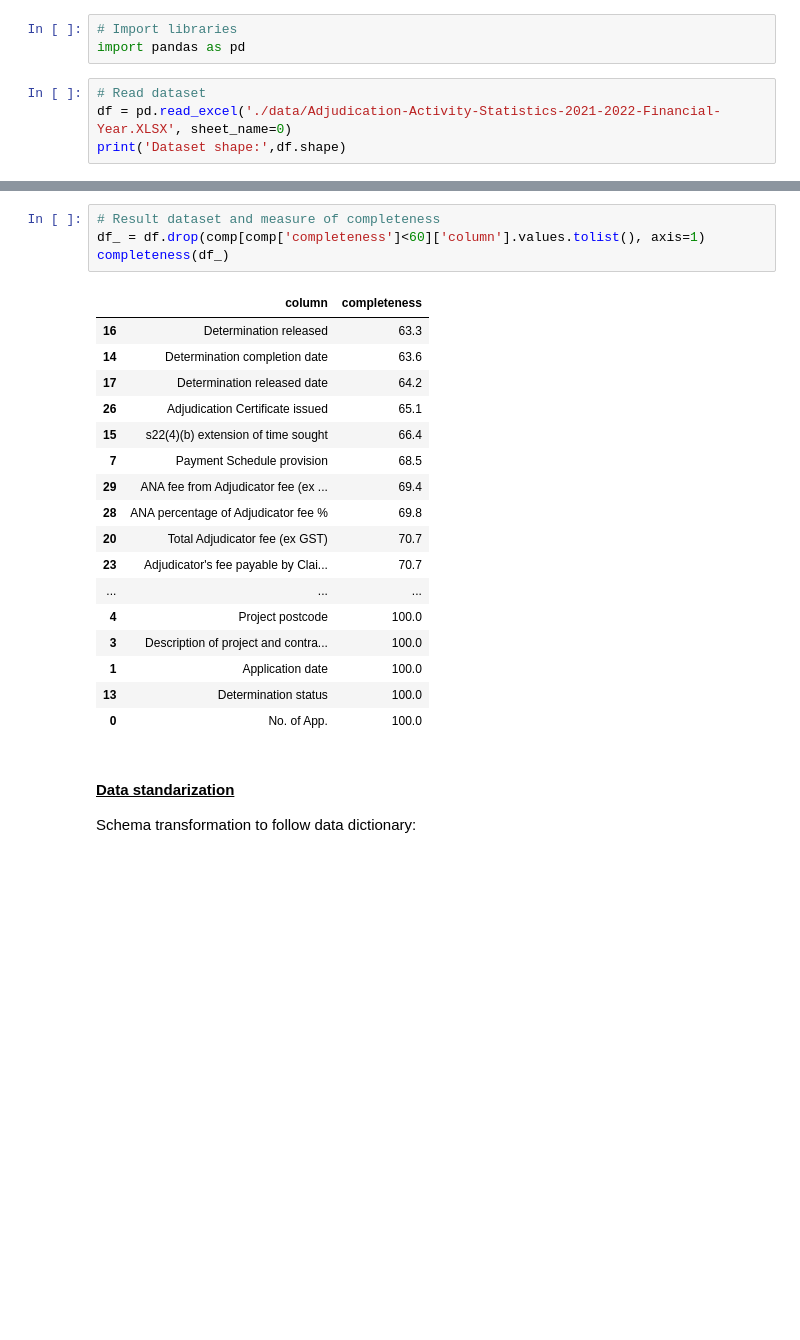
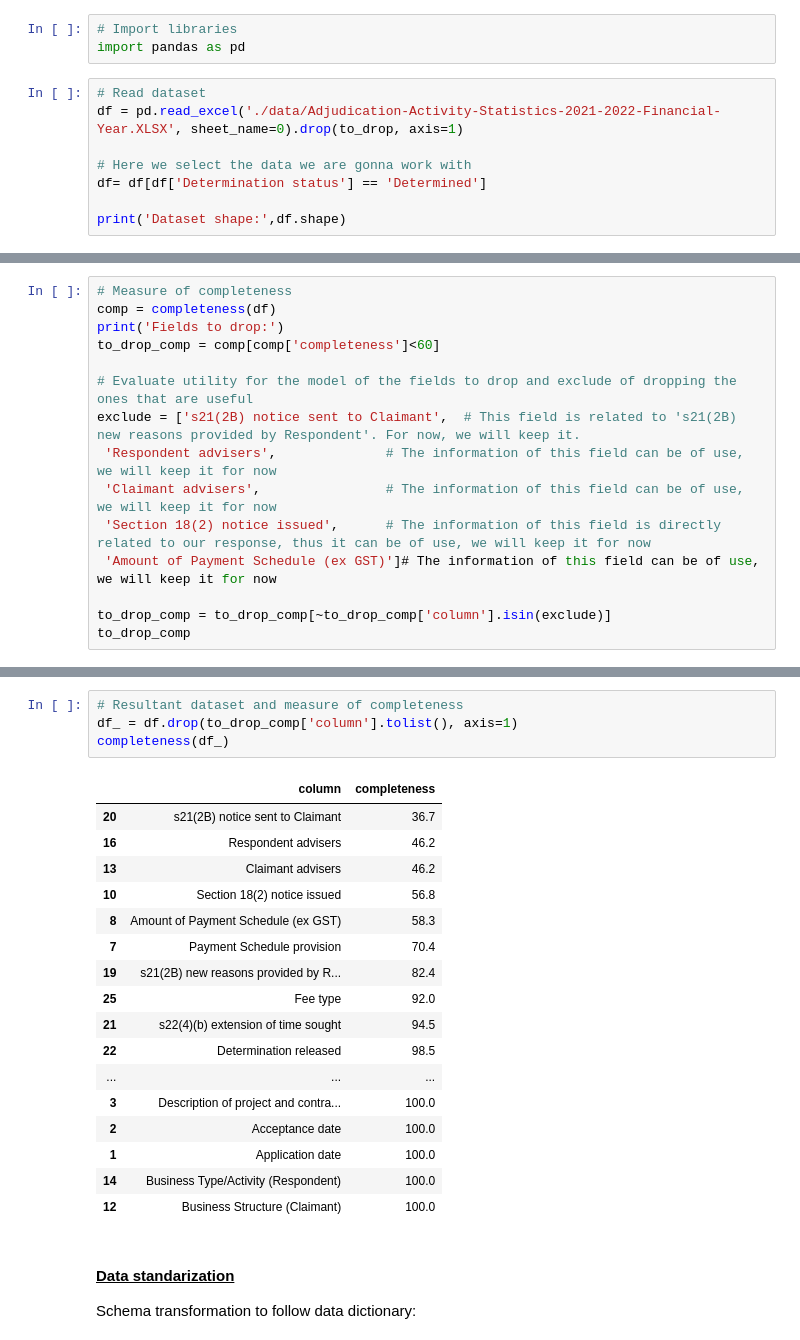
Before and after one commit to Guticar94/COMP20008_Assignment_2, a Jupyter notebook: main.ipynb, the cells around one changed output, grey strips where cells are left out. Saved outputs shown, nothing was run; the diff lists cells and outputs as text; blank space fills up the shorter version.

Commit message:
"comp"

```diff
--- a/main.ipynb
+++ b/main.ipynb
@@ -473,6 +496,10 @@ $datetime64[ns]$:
 import pandas as pd
 # %%
 # Read dataset
-df = pd.read_excel('./data/Adjudication-Activity-Statistics-2021-2022-Financial-Year.XLSX', sheet_name=0)
+df = pd.read_excel('./data/Adjudication-Activity-Statistics-2021-2022-Financial-Year.XLSX', sheet_name=0).drop(to_drop, axis=1)
+
+# Here we select the data we are gonna work with
+df= df[df['Determination status'] == 'Determined']
+
 print('Dataset shape:',df.shape)
 # %% [output]
@@ -510,0 +516,15 @@ Fields to drop:
+# %%
+# Measure of completeness
+comp = completeness(df)
+print('Fields to drop:')
+to_drop_comp = comp[comp['completeness']<60]
+
+# Evaluate utility for the model of the fields to drop and exclude of dropping the ones that are useful
+exclude = ['s21(2B) notice sent to Claimant',  # This field is related to 's21(2B) new reasons provided by Respondent'. For now, we will keep it.
+ 'Respondent advisers',              # The information of this field can be of use, we will keep it for now
+ 'Claimant advisers',                # The information of this field can be of use, we will keep it for now
+ 'Section 18(2) notice issued',      # The information of this field is directly related to our response, thus it can be of use, we will keep it for now
+ 'Amount of Payment Schedule (ex GST)']# The information of this field can be of use, we will keep it for now
+
+to_drop_comp = to_drop_comp[~to_drop_comp['column'].isin(exclude)]
+to_drop_comp
@@ -511,25 +536,25 @@ Fields to drop:
 # %%
-# Result dataset and measure of completeness
-df_ = df.drop(comp[comp['completeness']<60]['column'].values.tolist(), axis=1)
+# Resultant dataset and measure of completeness
+df_ = df.drop(to_drop_comp['column'].tolist(), axis=1)
 completeness(df_)
 # %% [output]
 |  | column | completeness |
-| 16 | Determination released | 63.3 |
-| 14 | Determination completion date | 63.6 |
-| 17 | Determination released date | 64.2 |
-| 26 | Adjudication Certificate issued | 65.1 |
-| 15 | s22(4)(b) extension of time sought | 66.4 |
-| 7 | Payment Schedule provision | 68.5 |
-| 29 | ANA fee from Adjudicator fee (ex ... | 69.4 |
-| 28 | ANA percentage of Adjudicator fee % | 69.8 |
-| 20 | Total Adjudicator fee (ex GST) | 70.7 |
-| 23 | Adjudicator's fee payable by Clai... | 70.7 |
+| 20 | s21(2B) notice sent to Claimant | 36.7 |
+| 16 | Respondent advisers | 46.2 |
+| 13 | Claimant advisers | 46.2 |
+| 10 | Section 18(2) notice issued | 56.8 |
+| 8 | Amount of Payment Schedule (ex GST) | 58.3 |
+| 7 | Payment Schedule provision | 70.4 |
+| 19 | s21(2B) new reasons provided by R... | 82.4 |
+| 25 | Fee type | 92.0 |
+| 21 | s22(4)(b) extension of time sought | 94.5 |
+| 22 | Determination released | 98.5 |
 | ... | ... | ... |
-| 4 | Project postcode | 100.0 |
 | 3 | Description of project and contra... | 100.0 |
+| 2 | Acceptance date | 100.0 |
 | 1 | Application date | 100.0 |
-| 13 | Determination status | 100.0 |
-| 0 | No. of App. | 100.0 |
+| 14 | Business Type/Activity (Respondent) | 100.0 |
+| 12 | Business Structure (Claimant) | 100.0 |
 # %% [markdown]
 <h4><u>Data standarization</u></h4>
 Schema transformation to follow data dictionary:
```
Also changed, not shown: parts of 7 cells of this notebook.
